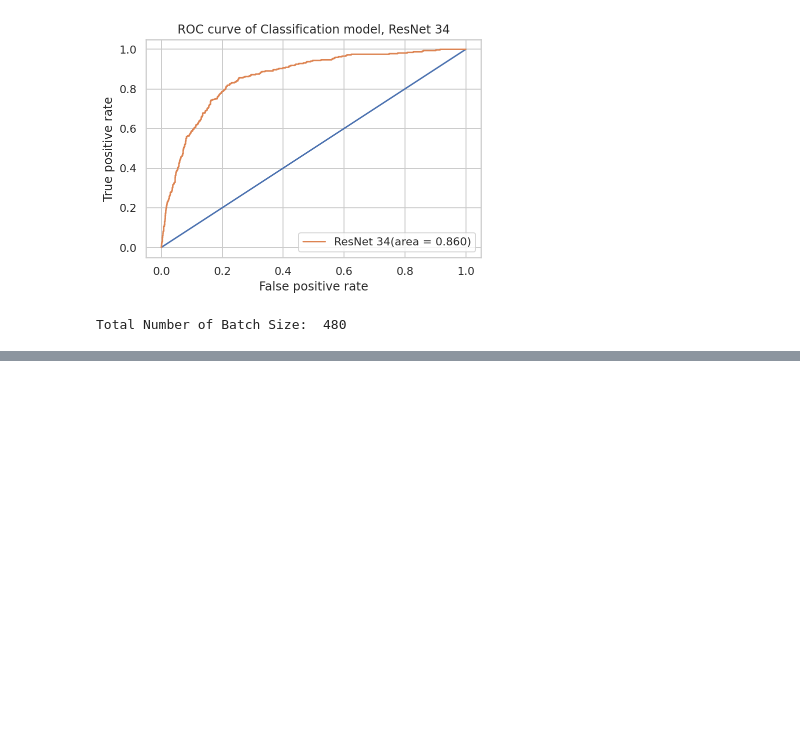
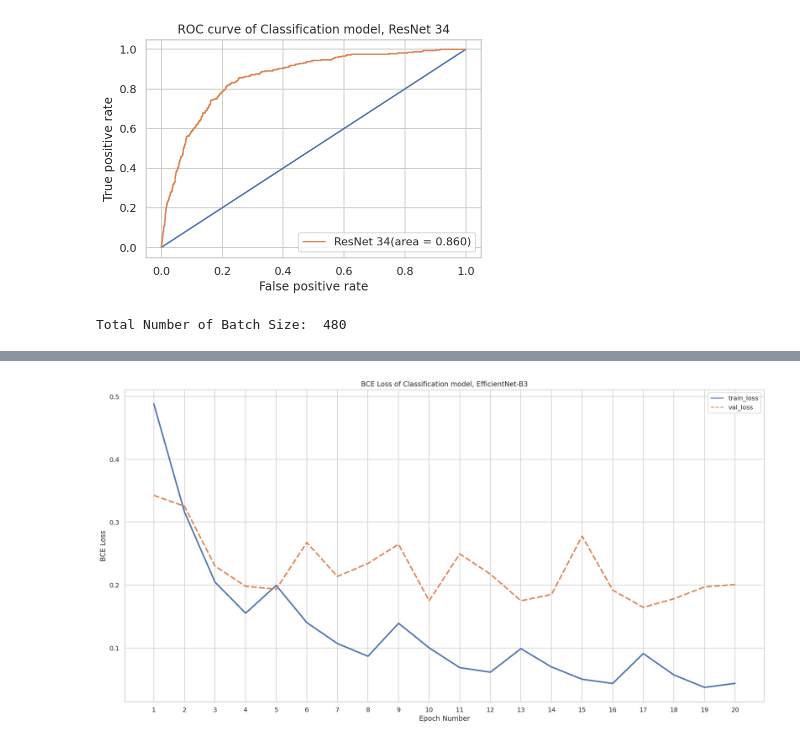
Before and after one commit to Angela-Wang111/DSC-180B-Project, a Jupyter notebook: Classification_resnet34.ipynb, the cells around one changed output, grey strips where cells are left out. Cells and saved outputs as stored; diff of their text form; code cells hidden in the pictures; blank space fills up the shorter version.

Commit message:
finish 3 classification model training & metric imgs saving

```diff
--- a/Classification_resnet34.ipynb
+++ b/Classification_resnet34.ipynb
@@ -694,0 +704,2 @@ Total Number of Batch Size:  480
+# %%
+layers = np.array([layer for layer in models.efficientnet_b3(pretrained = True).children()])
@@ -694,0 +726,30 @@ Total Number of Batch Size:  480
+# %%
+### Modifying model
+class eNet_b3(nn.Module):
+
+    """
+
+    Best to use pre-trained
+
+    """
+
+    def __init__(self):
+
+        super().__init__()
+
+        self.model = models.efficientnet_b3(pretrained = True)
+
+        layers = np.array([layer for layer in self.model.children()])
+
+        for layer in layers[-3][:-3]:
+            for param in layer.parameters():
+                param.requires_grad = False
+
+
+        self.model.classifier[1] = nn.Linear(in_features=1536, out_features=2)
+
+    def forward(self, x):
+
+        x = self.model(x)
+
+        return x
@@ -694,0 +758,7 @@ Total Number of Batch Size:  480
+# %%
+model_enet = eNet_b3()
+# %%
+e_b3_model, train_loss, val_loss = training_class_2(model = model_enet,
+                                            num_epochs = NUM_EPOCHS, batch_size = BATCH_SIZE,
+                                            learning_rate = LEARNING_RATE,
+                                            train_loader = None, val_loader = loaders_class[1])
@@ -694,0 +783,4 @@ Total Number of Batch Size:  480
+# %%
+plot_both_loss(train_loss, val_loss, model_type='Classification', model_name='EfficientNet-B3', model_schedule='2')
+# %% [output]
+[figure, added]
```
Also changed, not shown: parts of 8 cells of this notebook, 4 other files.
